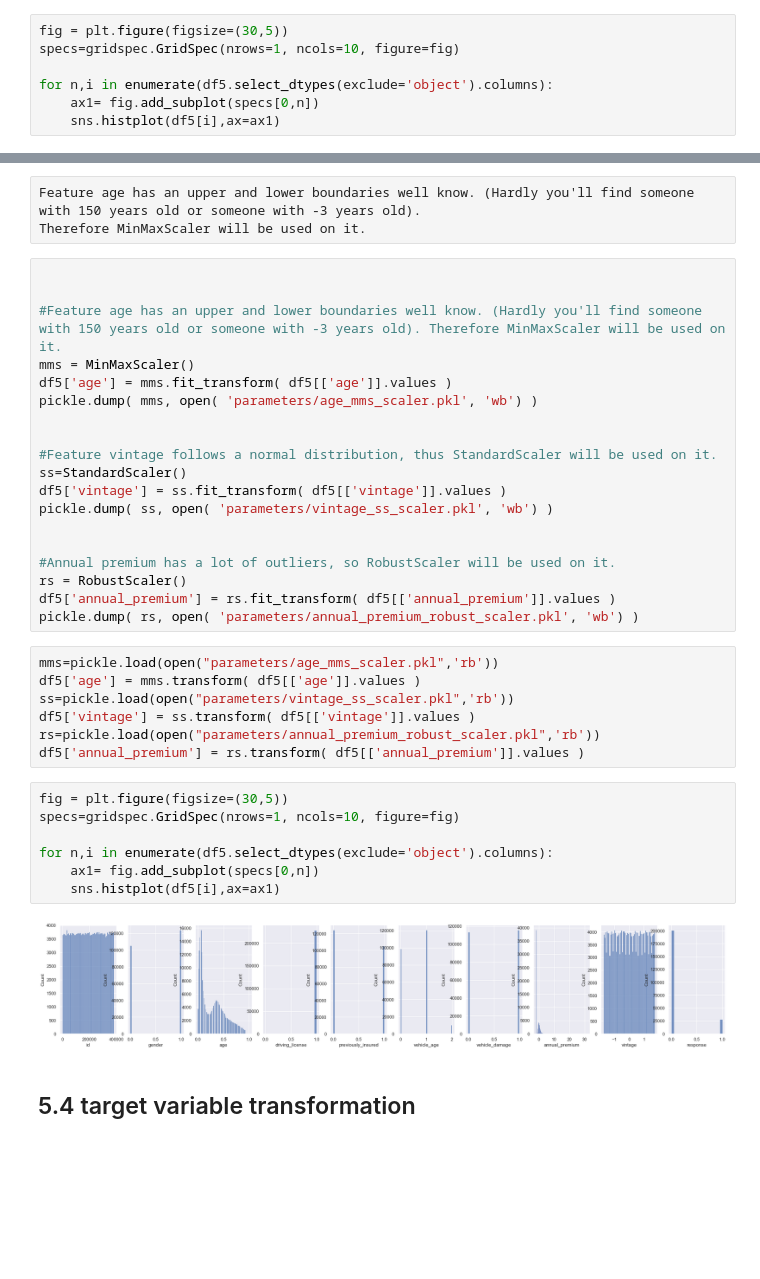
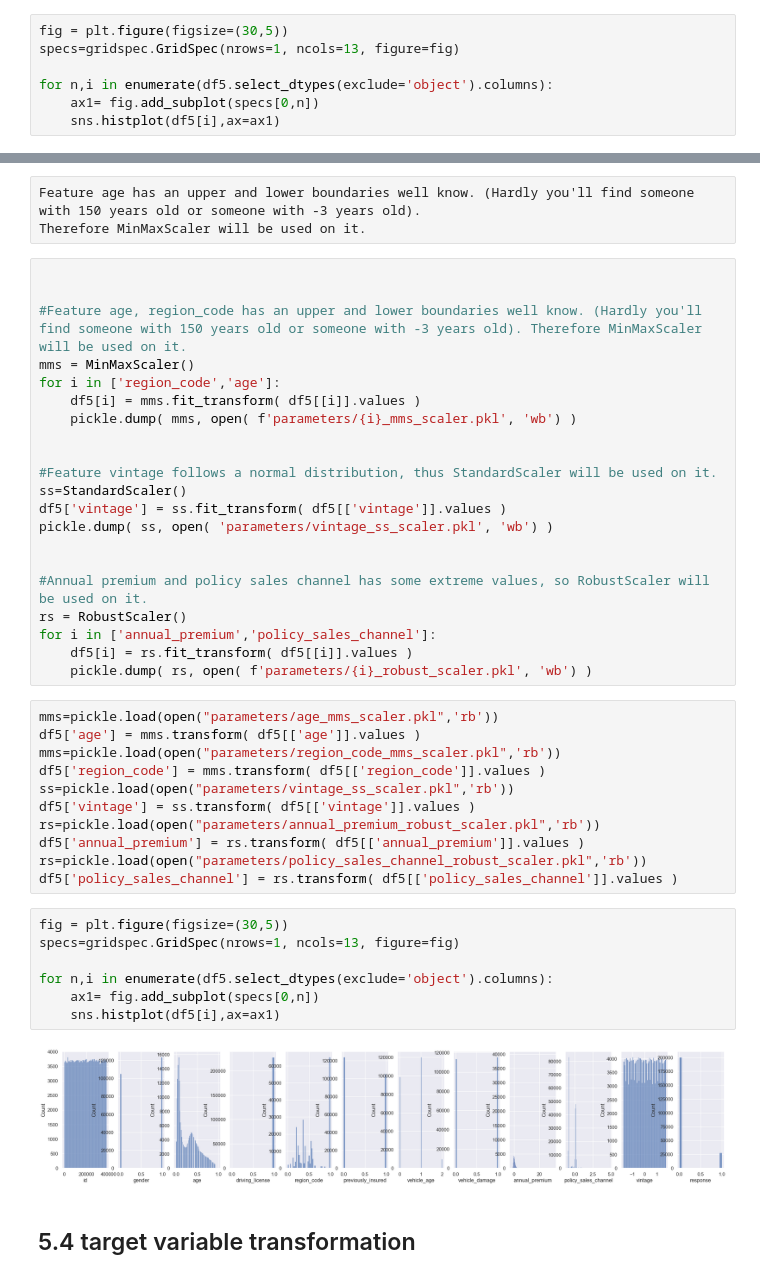
Before and after one commit to ViniciusKos/insurance_cross, a Jupyter notebook: insurance_cross_sell.ipynb, the cells around one changed output, grey strips where cells are left out. Drawn from its saved outputs; the diff is of its cells as text; blank space fills up the shorter version.

Commit message:
rescale policy_sales and region_code

```diff
--- a/insurance_cross_sell.ipynb
+++ b/insurance_cross_sell.ipynb
@@ -682,6 +682,6 @@ df5.head(2)
 # %%
 fig = plt.figure(figsize=(30,5))
-specs=gridspec.GridSpec(nrows=1, ncols=10, figure=fig)
+specs=gridspec.GridSpec(nrows=1, ncols=13, figure=fig)
 
 for n,i in enumerate(df5.select_dtypes(exclude='object').columns):
     ax1= fig.add_subplot(specs[0,n])
@@ -696,10 +696,11 @@ Therefore MinMaxScaler will be used on it.
 # %%
 
 
-#Feature age has an upper and lower boundaries well know. (Hardly you'll find someone with 150 years old or someone with -3 years old). Therefore MinMaxScaler will be used on it.
+#Feature age, region_code has an upper and lower boundaries well know. (Hardly you'll find someone with 150 years old or someone with -3 years old). Therefore MinMaxScaler will be used on it.
 mms = MinMaxScaler()
-df5['age'] = mms.fit_transform( df5[['age']].values )
-pickle.dump( mms, open( 'parameters/age_mms_scaler.pkl', 'wb') )
+for i in ['region_code','age']:
+    df5[i] = mms.fit_transform( df5[[i]].values )
+    pickle.dump( mms, open( f'parameters/{i}_mms_scaler.pkl', 'wb') )
 
 
 #Feature vintage follows a normal distribution, thus StandardScaler will be used on it.
@@ -708,26 +709,31 @@ df5['vintage'] = ss.fit_transform( df5[['vintage']].values )
 pickle.dump( ss, open( 'parameters/vintage_ss_scaler.pkl', 'wb') )
 
 
-#Annual premium has a lot of outliers, so RobustScaler will be used on it.
+#Annual premium and policy sales channel has some extreme values, so RobustScaler will be used on it.
 rs = RobustScaler()
-df5['annual_premium'] = rs.fit_transform( df5[['annual_premium']].values )
-pickle.dump( rs, open( 'parameters/annual_premium_robust_scaler.pkl', 'wb') )
+for i in ['annual_premium','policy_sales_channel']:
+    df5[i] = rs.fit_transform( df5[[i]].values )
+    pickle.dump( rs, open( f'parameters/{i}_robust_scaler.pkl', 'wb') )
 # %%
 mms=pickle.load(open("parameters/age_mms_scaler.pkl",'rb'))
 df5['age'] = mms.transform( df5[['age']].values )
+mms=pickle.load(open("parameters/region_code_mms_scaler.pkl",'rb'))
+df5['region_code'] = mms.transform( df5[['region_code']].values )
 ss=pickle.load(open("parameters/vintage_ss_scaler.pkl",'rb'))
 df5['vintage'] = ss.transform( df5[['vintage']].values )
 rs=pickle.load(open("parameters/annual_premium_robust_scaler.pkl",'rb'))
 df5['annual_premium'] = rs.transform( df5[['annual_premium']].values )
+rs=pickle.load(open("parameters/policy_sales_channel_robust_scaler.pkl",'rb'))
+df5['policy_sales_channel'] = rs.transform( df5[['policy_sales_channel']].values )
 # %%
 fig = plt.figure(figsize=(30,5))
-specs=gridspec.GridSpec(nrows=1, ncols=10, figure=fig)
+specs=gridspec.GridSpec(nrows=1, ncols=13, figure=fig)
 
 for n,i in enumerate(df5.select_dtypes(exclude='object').columns):
     ax1= fig.add_subplot(specs[0,n])
     sns.histplot(df5[i],ax=ax1)
 # %% [output]
-[figure, old version]
+[figure, new version]
 # %% [markdown]
 ##  5.4 target variable transformation
 # %%
```
Also changed, not shown: parts of 8 cells of this notebook, 4 other files.
